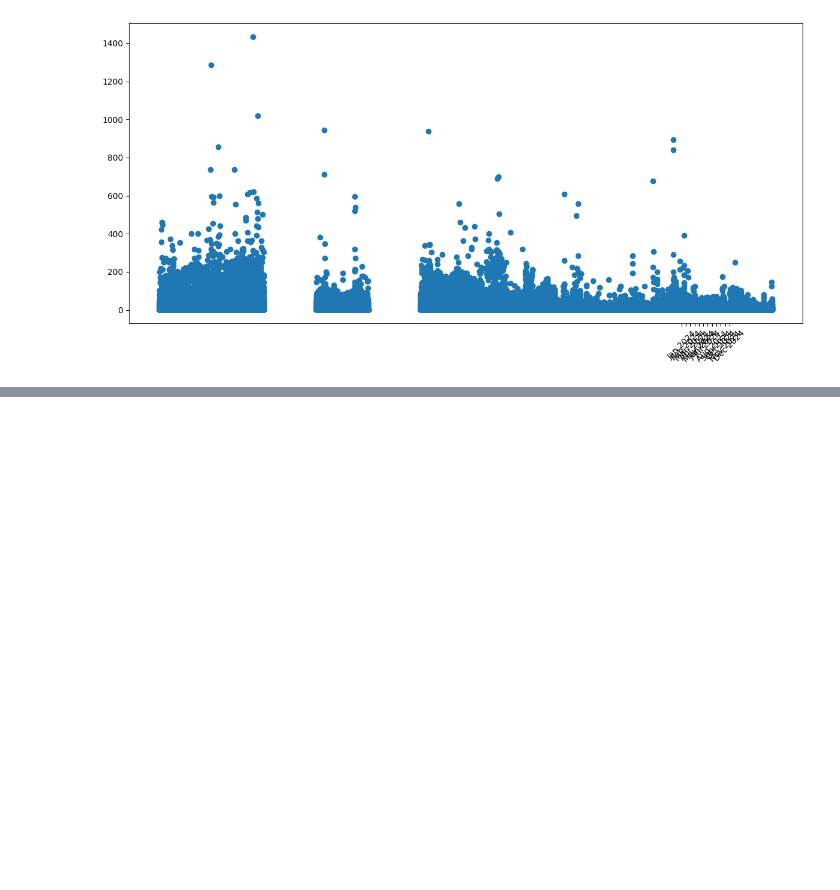
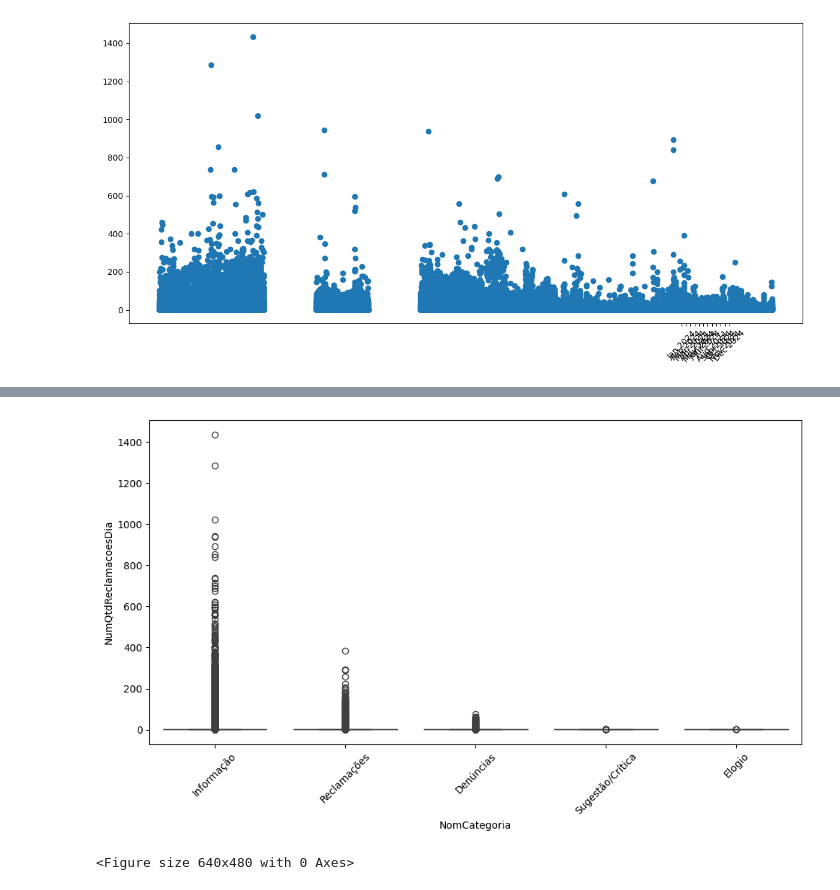
Before and after one commit to rochadelon/Project-Team-01-Samsung-Innovation-Campus-2025, a Jupyter notebook: notebooks/main.ipynb, the cells around one changed output, grey strips where cells are left out. Drawn from its saved outputs; the diff is of its cells as text; code cells hidden in the pictures; blank space fills up the shorter version.

```diff
--- a/notebooks/main.ipynb
+++ b/notebooks/main.ipynb
@@ -68,0 +248,13 @@ Created in <span style='font-weight:600;margin-left:4px;'>Deepnote</span></a>
+# %%
+
+df_filtered = df_ouvidoria_aneel.dropna(subset=['NomCategoria'])
+
+plt.figure(figsize=(10,6))
+_ = sns.boxplot(x='NomCategoria', y='NumQtdReclamacoesDia', data=df_filtered)
+plt.xticks(rotation=45)
+plt.tight_layout()
+plt.show()
+plt.savefig('/workspaces/Project-Team-01-Samsung-Innovation-Campus-2025/data/categoria_reclamacoes.png')
+# %% [output]
+[figure, added]
+<Figure size 640x480 with 0 Axes>
```
Also changed, not shown: parts of 28 cells of this notebook, 4 other files.
